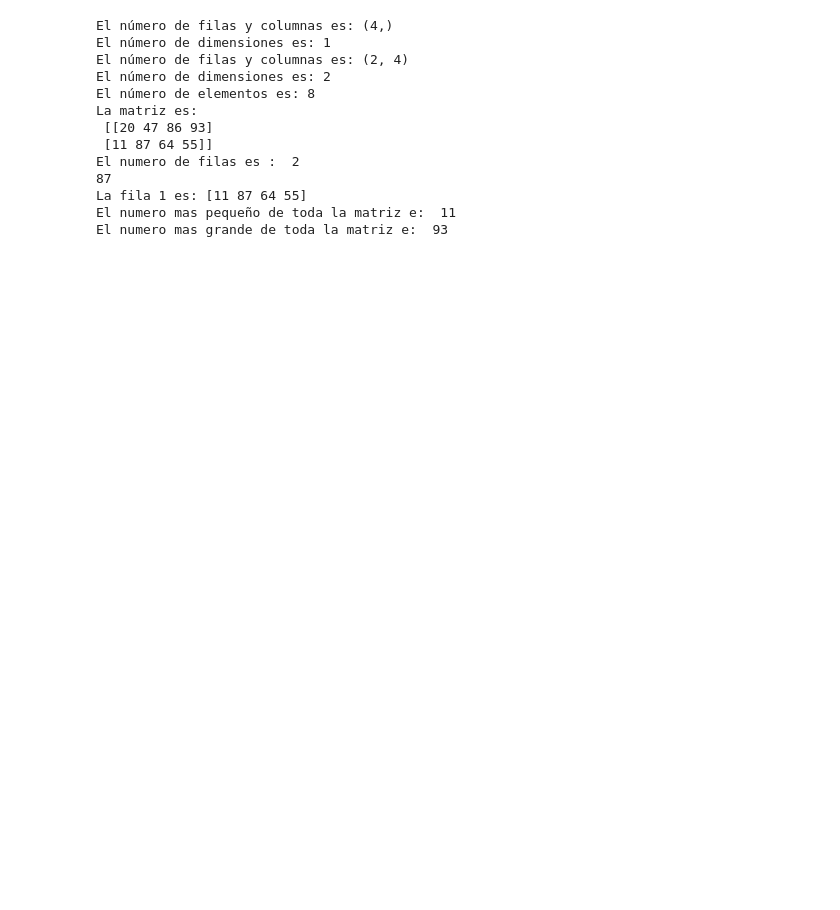
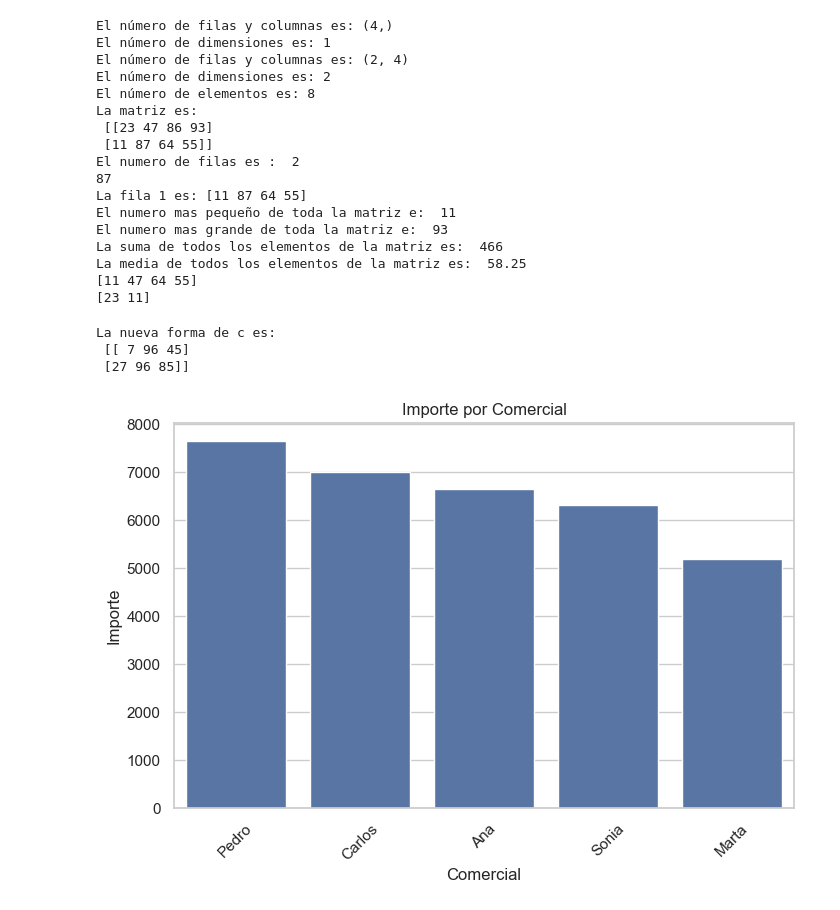
Before and after one commit to rogerloop/Data-Science-Project, a Jupyter notebook: notebooks/Apuntes_dia9.ipynb, the cells around one changed output. Cells and saved outputs as stored; diff of their text form; code cells hidden in the pictures; blank space fills up the shorter version.

```diff
--- a/notebooks/Apuntes_dia9.ipynb
+++ b/notebooks/Apuntes_dia9.ipynb
@@ -11,7 +11,7 @@ print("El número de filas y columnas es:", a.shape)
 # Con ndim podemos ver el número de dimensiones
 print("El número de dimensiones es:", a.ndim)
 
-b = np.array([[20,47, 86,93],
+b = np.array([[23,47, 86,93],
               [11,87,64,55]])  # Creamos un array bidimensional
 #(Las matrices las genera por columnas así que esta tiene 2 filas y 4 columnas)
 # Para ver el número de filas y columnas con shape
@@ -36,6 +36,13 @@ b.transpose()  # Transponemos la matriz (cambiamos filas por columnas)
 # Operaciones con matrices
 print("El numero mas pequeño de toda la matriz e: ", b.min())  # El número más pequeño de toda la matriz
 print("El numero mas grande de toda la matriz e: ", b.max())  # El número más grande de toda la matriz
+print("La suma de todos los elementos de la matriz es: ", b.sum())  # La suma de todos los elementos de la matriz
+# La media o promedio de todos los elementos de la matriz
+print("La media de todos los elementos de la matriz es: ", b.mean())  # La media de todos los elementos de la matriz
+
+print(b.min(0))   # El número más pequeño de cada columna (axis=0 significa que se aplica a las filas)
+
+print(b.min(1))   # El número más pequeño de cada fila (axis=1 significa que se aplica a las columnas)
 # %% [output]
 El número de filas y columnas es: (4,)
 El número de dimensiones es: 1
@@ -43,10 +50,60 @@ El número de filas y columnas es: (2, 4)
 El número de dimensiones es: 2
 El número de elementos es: 8
 La matriz es:
- [[20 47 86 93]
+ [[23 47 86 93]
  [11 87 64 55]]
 El numero de filas es :  2
 87
 La fila 1 es: [11 87 64 55]
 El numero mas pequeño de toda la matriz e:  11
 El numero mas grande de toda la matriz e:  93
+La suma de todos los elementos de la matriz es:  466
+La media de todos los elementos de la matriz es:  58.25
+[11 47 64 55]
+[23 11]
+# %%
+c = np.array([7,96,45,27,96,85])  # Creamos un array unidimensional
+c.reshape(2,3)  # Cambiamos la forma del array a 2 filas y 3 columnas
+print("La nueva forma de c es:\n", c.reshape(2,3))  # Mostramos la nueva forma del array
+# %% [output]
+La nueva forma de c es:
+ [[ 7 96 45]
+ [27 96 85]]
+# %%
+import pandas as pd
+import numpy as np
+
+# Con Numpy.random podemos generar números aleatorios
+# Con size podemos definir el número de elementos que queremos
+datos  = {
+    'Comercial' :['Pedro', 'Ana', 'Marta', 'Carlos', 'Sonia']*10,
+    'Importe': np.random.randint(100,1200,size = 50)
+}
+
+# Creamos un DataFrame a partir de este array de numpy
+df = pd.DataFrame(datos)
+# Vamos a agrupar por comenrcial
+df = df.groupby('Comercial').Importe.sum()  # Agrupamos por comercial y sumamos los importes
+# Lo convertimos a DataFrame
+df = pd.DataFrame(df).reset_index()  # Reseteamos el índice para que no se pierda la información
+df = df.sort_values(by='Importe', ascending=False)  # Ordenamos por importe de forma descendente
+df
+
+# Graficos con seaborn, se debe instalar la librería
+# >pip install seaborn
+import seaborn as sns
+import matplotlib.pyplot as plt
+
+# Con seaborn podemos crear gráficos de forma sencilla
+# Con seaborn vamos a configurara el estilo de los gráficos
+
+sns.set(style="whitegrid")  # Estilo de fondo blanco con cuadrícula
+plt.figure(figsize=(8,5)) # Tamaño de la figura
+
+# Creamos un gráfico de barras
+sns.barplot(data=df, x='Comercial', y ='Importe')
+plt.title('Importe por Comercial')  # Título del gráfico
+plt.xticks(rotation=45)  # Rotamos las etiquetas del eje x para que se vean mejor
+plt.show()  # Mostramos el gráfico
+# %% [output]
+[figure, added]
```
Also changed, not shown: parts of 5 cells of this notebook.
